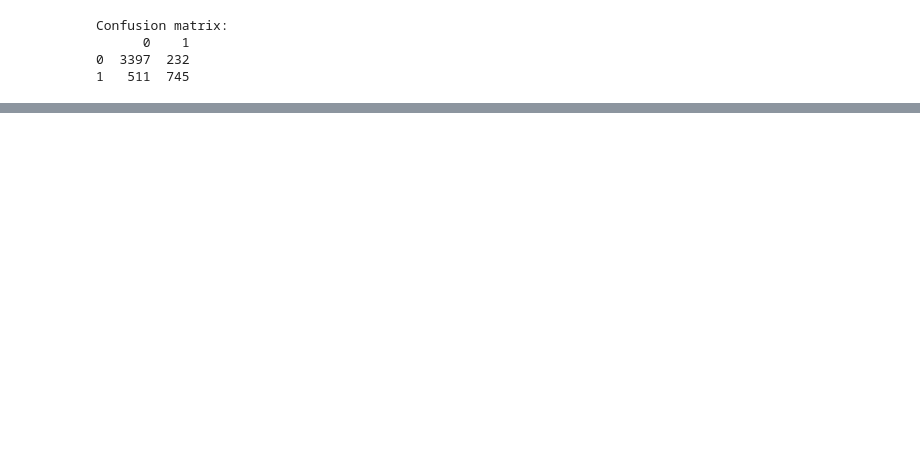
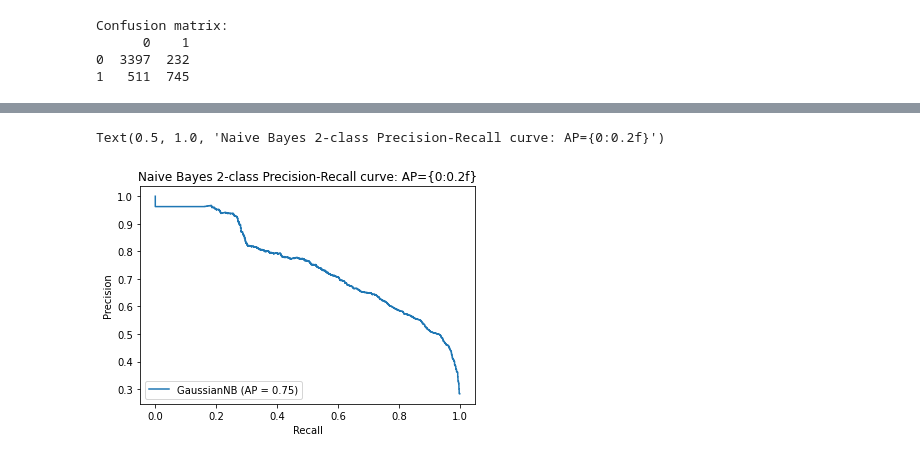
Before and after one commit to roblisy/uw_data_science, a Jupyter notebook: datasci400/L09-RobertLisy.ipynb, the cells around one changed output, grey strips where cells are left out. Cells and saved outputs as stored; diff of their text form; code cells hidden in the pictures; blank space fills up the shorter version.

```diff
--- a/datasci400/L09-RobertLisy.ipynb
+++ b/datasci400/L09-RobertLisy.ipynb
@@ -405,5 +455,10 @@ NameError: name 'X_test_featurized' is not defined
 # %%
-# precision / recall curve
-disp = plot_precision_recall_curve(dtree, X_test, y_test)
-disp.ax_.set_title('2-class Precision-Recall curve: '
+# I want to do the same for my 2nd place model - Naive Bayes
+disp = plot_precision_recall_curve(nb_model, X_test, y_test)
+disp.ax_.set_title('Naive Bayes 2-class Precision-Recall curve: '
                    'AP={0:0.2f}')
+
+# oooofff.... that step drop in precision right around .3 is rough.
+# %% [output]
+Text(0.5, 1.0, 'Naive Bayes 2-class Precision-Recall curve: AP={0:0.2f}')
+[figure, added]
```
Also changed, not shown: parts of 14 cells of this notebook, 6 other files.
